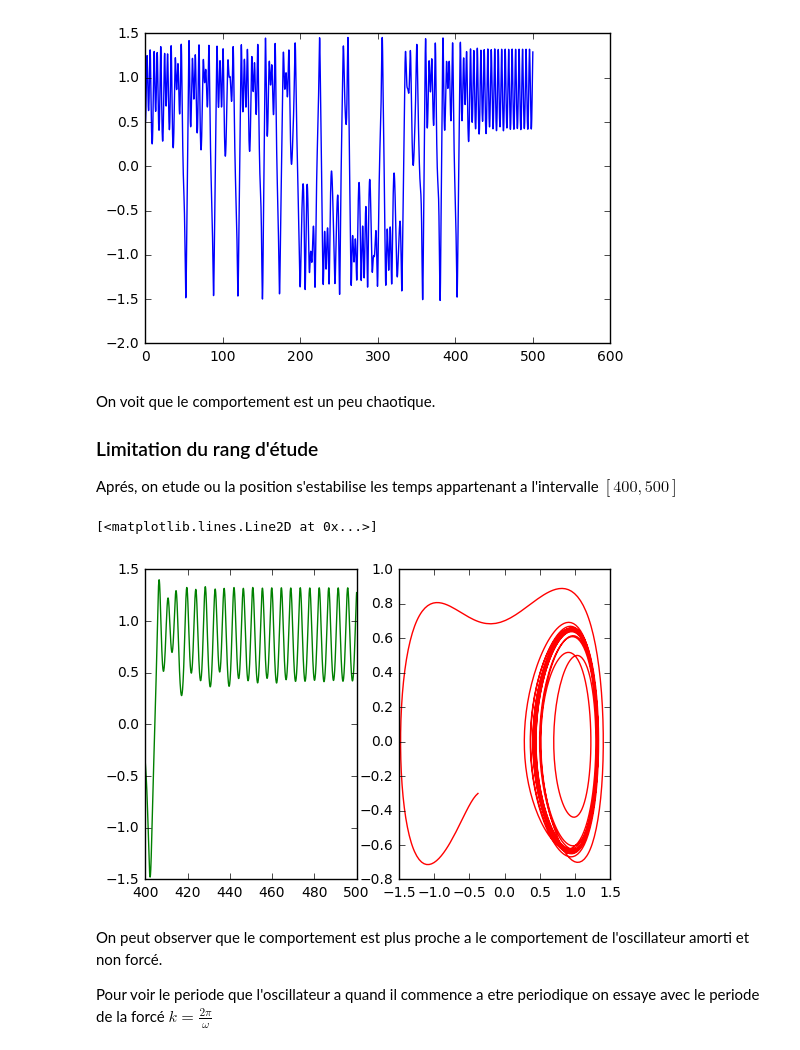
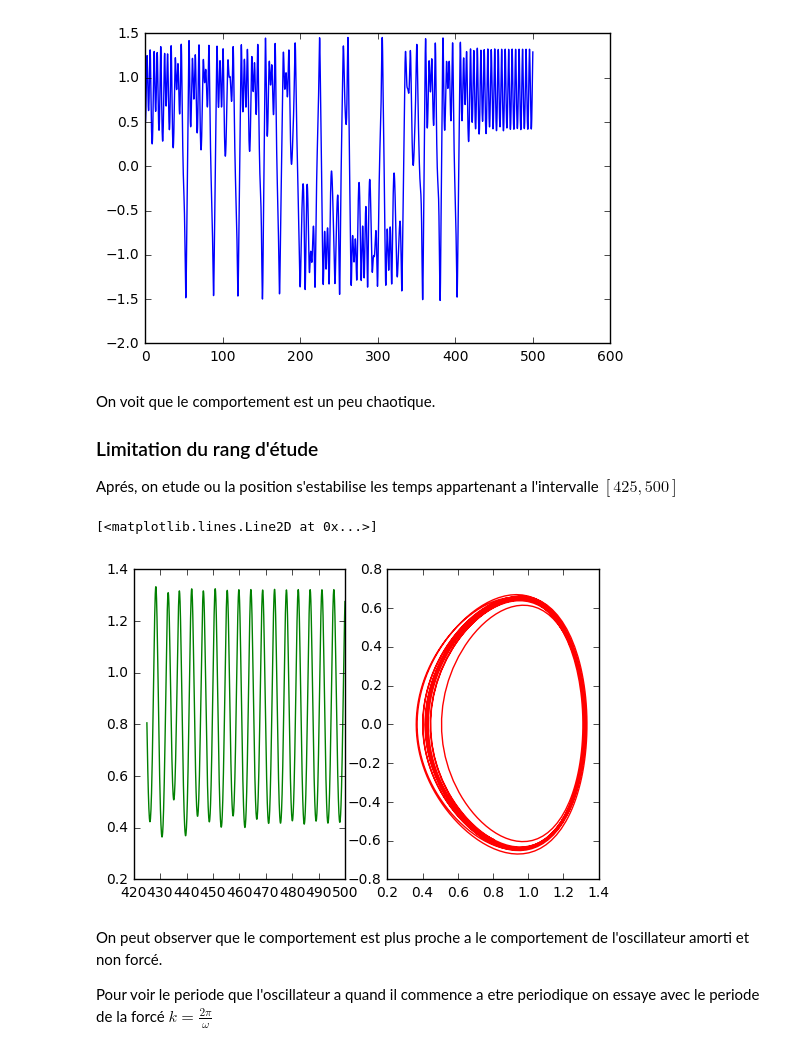
Before and after one commit to DiegoAsterio/equa-diff-3M236, a Jupyter notebook: 3M236_projet.ipynb, the cells around one changed output. Drawn from its saved outputs; the diff is of its cells as text; code cells hidden in the pictures.

```diff
--- a/3M236_projet.ipynb
+++ b/3M236_projet.ipynb
@@ -358,11 +359,11 @@ F = 0.29
 omega = 1.4
 T = 500
 f = lambda x,t:np.array([x[1], x[0] - x[0]*x[0]*x[0] -0.1*x[1] + F*math.cos(omega*t)])
-t_, x_ = EDO.RK23(0.1,[0.5,0],0.1,0.01,T,0.0001,f) #Librerie EDO dans le même directoire que ce projet
-u = [x[0] for x in x_]
-v = [x[1] for x in x_]
+t29, x_ = EDO.RK23(0.1,[0.5,0],0.1,0.01,T,0.0001,f) #Librerie EDO dans le même directoire que ce projet
+u29 = [x[0] for x in x_]
+v29 = [x[1] for x in x_]
 
-plt.plot(t_,u)
+plt.plot(t29,u29)
 # %% [output]
 [<matplotlib.lines.Line2D at 0x...>]
 [figure]
@@ -371,17 +372,17 @@ On voit que le comportement est un peu chaotique.
 
 ### Limitation du rang d'étude
 
-Aprés, on etude ou la position s'estabilise les temps appartenant a l'intervalle $[400,500]$
+Aprés, on etude ou la position s'estabilise les temps appartenant a l'intervalle $[425,500]$
 # %%
-tg400, ug400, vg400 = EDO.separate_solutions(t_,u,v,400,500)
+tg400, ug400, vg400 = EDO.separate_solutions(t29,u29,v29,425,500)
 plt.subplot(121)
 plt.plot(tg400,ug400,color = 'green')
 
 plt.subplot(122)
 plt.plot(ug400,vg400,color = 'red')
 # %% [output]
 [<matplotlib.lines.Line2D at 0x...>]
-[figure, old version]
+[figure, new version]
 # %% [markdown]
 On peut observer que le comportement est plus proche a le comportement de l'oscillateur amorti et non forcé.
 
```
Also changed, not shown: parts of 24 cells of this notebook.
